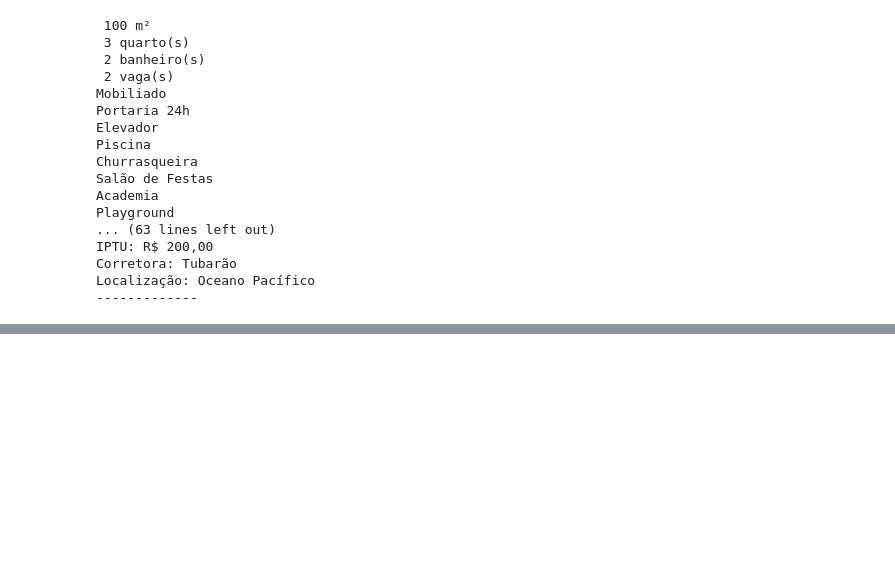
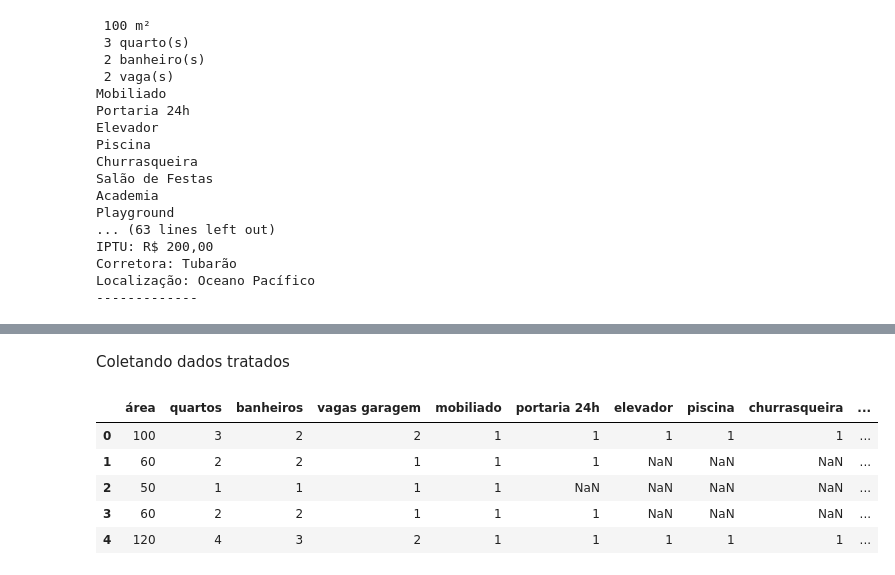
Before and after one commit to andrade-lcs/web_scrap, a Jupyter notebook: Web_scrap_site_corretora.ipynb, the cells around one changed output, grey strips where cells are left out. Cells and saved outputs as stored; diff of their text form; code cells hidden in the pictures; blank space fills up the shorter version.

```diff
--- a/Web_scrap_site_corretora.ipynb
+++ b/Web_scrap_site_corretora.ipynb
@@ -468,0 +471,2 @@ Localização: Oceano Pacífico
+# %%
+resultados_lista = []
@@ -468,0 +549,40 @@ Localização: Oceano Pacífico
+# %% [markdown]
+Coletando dados tratados
+# %%
+resultados_lista = []
+# %%
+for resultado in soup_busca.find('div', {'class': 'ad-card-list'}).find_all('div', {'class': 'ad-card'}):
+    caracteristicas = resultado.find('ul', {'class': 'features'})
+    recursos = resultado.find('ul', {'class': 'resources'})
+    precos_corretora = resultado.find('div', {'class': 'ad-card-price'})
+    localizacao = resultado.find('div', {'class': 'ad-card-info'}).find('p')
+
+    resultado_dict = {}
+
+    resultado_dict['área'] = int(caracteristicas.find_all('li')[0].get_text().replace(' ','').replace('m²',''))
+    resultado_dict['quartos'] = int(caracteristicas.find_all('li')[1].get_text().replace(' ','').replace('quarto(s)',''))
+    resultado_dict['banheiros'] = int(caracteristicas.find_all('li')[2].get_text().replace(' ','').replace('banheiro(s)',''))
+    resultado_dict['vagas garagem'] = int(caracteristicas.find_all('li')[3].get_text().replace(' ','').replace('vaga(s)',''))
+
+    for recur in recursos.find_all('li'):
+        resultado_dict[recur.get_text().lower()] = '1'
+
+    resultado_dict['aluguel'] = float(precos_corretora.find_all('p')[0].get_text().replace('Aluguel: R$ ','').replace('.','').replace(',','.'))
+    resultado_dict['condomínio'] = float(precos_corretora.find_all('p')[1].get_text().replace('Condomínio: ','').replace('.','').replace(',','.'))
+    resultado_dict['iptu'] = float(precos_corretora.find_all('p')[2].get_text().replace('IPTU: R$ ','').replace('.','').replace(',','.'))
+
+    resultado_dict['corretora'] = precos_corretora.find_all('p')[3].get_text().replace('Corretora: ','')
+
+    resultado_dict['localizacao'] = localizacao.get_text().replace('Localização: ','')
+
+    resultados_lista.append(resultado_dict)
+# %%
+resultados_df = pd.DataFrame(resultados_lista)
+resultados_df
+# %% [output]
+|  | área | quartos | banheiros | vagas garagem | mobiliado | portaria 24h | elevador | piscina | churrasqueira | ... |
+| 0 | 100 | 3 | 2 | 2 | 1 | 1 | 1 | 1 | 1 | ... |
+| 1 | 60 | 2 | 2 | 1 | 1 | 1 | NaN | NaN | NaN | ... |
+| 2 | 50 | 1 | 1 | 1 | 1 | NaN | NaN | NaN | NaN | ... |
+| 3 | 60 | 2 | 2 | 1 | 1 | 1 | NaN | NaN | NaN | ... |
+| 4 | 120 | 4 | 3 | 2 | 1 | 1 | 1 | 1 | 1 | ... |
```
Also changed, not shown: parts of 9 cells of this notebook.
